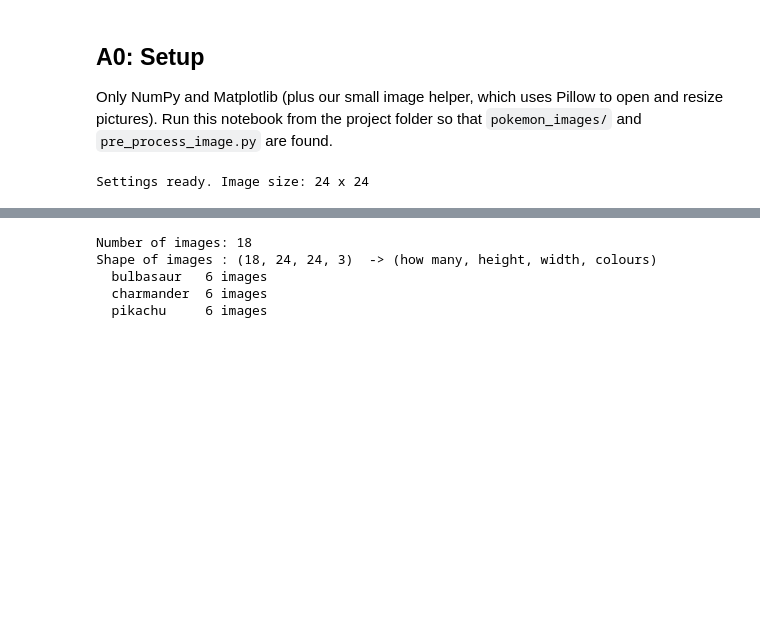
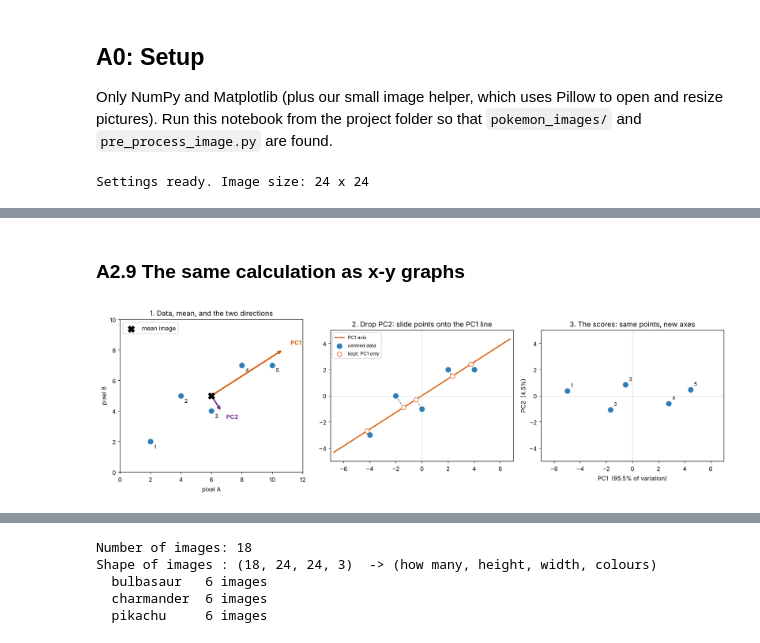
Before and after one commit to AnanyaKasiraj2529/PCA-pokemon, a Jupyter notebook: PCA_Pokemon_Experiment_Clean (2).ipynb, the cells around one changed output, grey strips where cells are left out. Cells and saved outputs as stored; diff of their text form; code cells hidden in the pictures; blank space fills up the shorter version.

```diff
--- a/PCA_Pokemon_Experiment_Clean (1).ipynb
+++ b/PCA_Pokemon_Experiment_Clean (2).ipynb
@@ -47,0 +318,16 @@ Settings ready. Image size: 24 x 24
+# %%
+# A2.8: rebuild the 2-pixel images from ONE number each (k = 1), then from both (k = 2)
+recon_1 = mu + Z_t[:, :1] @ W_t[:, :1].T
+error_1 = tiny - recon_1
+
+print(f"{'image':<7}{'original':>16}{'rebuilt (k=1)':>18}{'error':>16}")
+for i in range(n_tiny):
+    print(f"{i + 1:<7}{str(tiny[i]):>16}{str(np.round(recon_1[i], 2)):>18}{str(np.round(error_1[i], 2)):>16}")
+
+print()
+print(f"Sum of squared errors with k = 1 : {(error_1 ** 2).sum():.4f}")
+print(f"(n - 1) * lambda2                 : {(n_tiny - 1) * lam2:.4f}   -> what we throw away is exactly the PC2 variance")
+
+recon_2 = mu + Z_t @ W_t.T
+print()
+print("With k = 2 the rebuilt images equal the originals?", np.allclose(recon_2, tiny))
@@ -47,0 +346,63 @@ Settings ready. Image size: 24 x 24
+# %% [markdown]
+### A2.9 The same calculation as x-y graphs
+# %%
+# A2.9: three pictures of the same 5 points
+c_data, c_pc1, c_pc2 = "#2c7fb8", "#d95f0e", "#7b3294"
+pc_ratio = np.array([lam1, lam2]) / (lam1 + lam2)
+arrow_len = 1.5 * np.sqrt([lam1, lam2])              # arrow length shows the spread along each PC
+fig, axes = plt.subplots(1, 3, figsize=(15, 4.8))
+
+# (1) original points, the mean, and the two principal directions
+ax = axes[0]
+ax.scatter(tiny[:, 0], tiny[:, 1], s=70, color=c_data, zorder=3)
+ax.scatter(*mu, marker="X", s=120, color="black", zorder=4, label="mean image")
+for i, (a_i, b_i) in enumerate(tiny, start=1):
+    ax.annotate(str(i), (a_i, b_i), textcoords="offset points", xytext=(6, -12), fontsize=9)
+for k, (v, color, name) in enumerate([(v1_t, c_pc1, "PC1"), (v2_t, c_pc2, "PC2")]):
+    ax.annotate("", xy=mu + arrow_len[k] * v, xytext=mu,
+                arrowprops=dict(arrowstyle="-|>", color=color, lw=2.5))
+    ax.text(*(mu + (arrow_len[k] + 0.6) * v), name, color=color, fontweight="bold")
+ax.set_xlim(0, 12)
+ax.set_ylim(0, 10)
+ax.set_aspect("equal")
+ax.set_xlabel("pixel A")
+ax.set_ylabel("pixel B")
+ax.set_title("1. Data, mean, and the two directions")
+ax.legend(loc="upper left")
+
+# (2) centred data; what happens when we keep only PC1
+ax = axes[1]
+t = np.array([-8, 8])
+ax.plot(t * v1_t[0], t * v1_t[1], color=c_pc1, lw=2, label="PC1 axis")
+projected = (Xc_t @ v1_t)[:, None] * v1_t[None, :]    # each point slid onto the PC1 line
+for p_orig, p_proj in zip(Xc_t, projected):
+    ax.plot([p_orig[0], p_proj[0]], [p_orig[1], p_proj[1]], "--", color="grey", lw=1.2)
+ax.scatter(Xc_t[:, 0], Xc_t[:, 1], s=70, color=c_data, zorder=3, label="centred data")
+ax.scatter(projected[:, 0], projected[:, 1], s=60, facecolor="white", edgecolor=c_pc1, zorder=3,
+           label="kept: PC1 only")
+ax.axhline(0, color="lightgrey", lw=0.8)
+ax.axvline(0, color="lightgrey", lw=0.8)
+ax.set_xlim(-7, 7)
+ax.set_ylim(-5, 5)
+ax.set_aspect("equal")
+ax.set_title("2. Drop PC2: slide points onto the PC1 line")
+ax.legend(loc="upper left", fontsize=8)
+
+# (3) the scores: the same points, drawn with PC1 and PC2 as the axes
+ax = axes[2]
+ax.scatter(Z_t[:, 0], Z_t[:, 1], s=70, color=c_data, zorder=3)
+for i, (z1, z2) in enumerate(Z_t, start=1):
+    ax.annotate(str(i), (z1, z2), textcoords="offset points", xytext=(6, 6), fontsize=9)
+ax.axhline(0, color="lightgrey", lw=0.8)
+ax.axvline(0, color="lightgrey", lw=0.8)
+ax.set_xlim(-7, 7)
+ax.set_ylim(-5, 5)
+ax.set_aspect("equal")
+ax.set_xlabel(f"PC1  ({pc_ratio[0] * 100:.1f}% of variation)")
+ax.set_ylabel(f"PC2  ({pc_ratio[1] * 100:.1f}%)")
+ax.set_title("3. The scores: same points, new axes")
+
+plt.tight_layout()
+plt.show()
+# %% [output]
+[figure, added]
```
Also changed, not shown: parts of 49 cells of this notebook.
